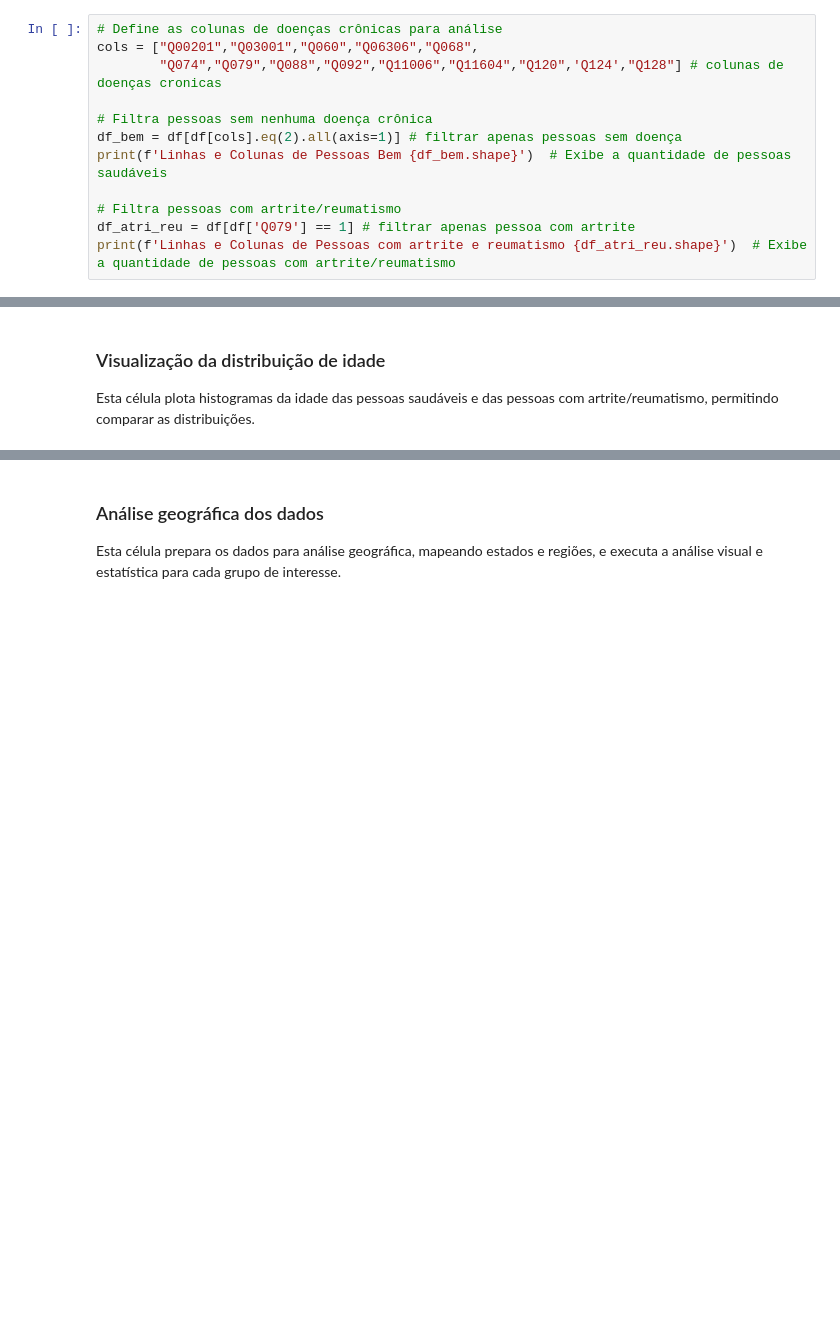
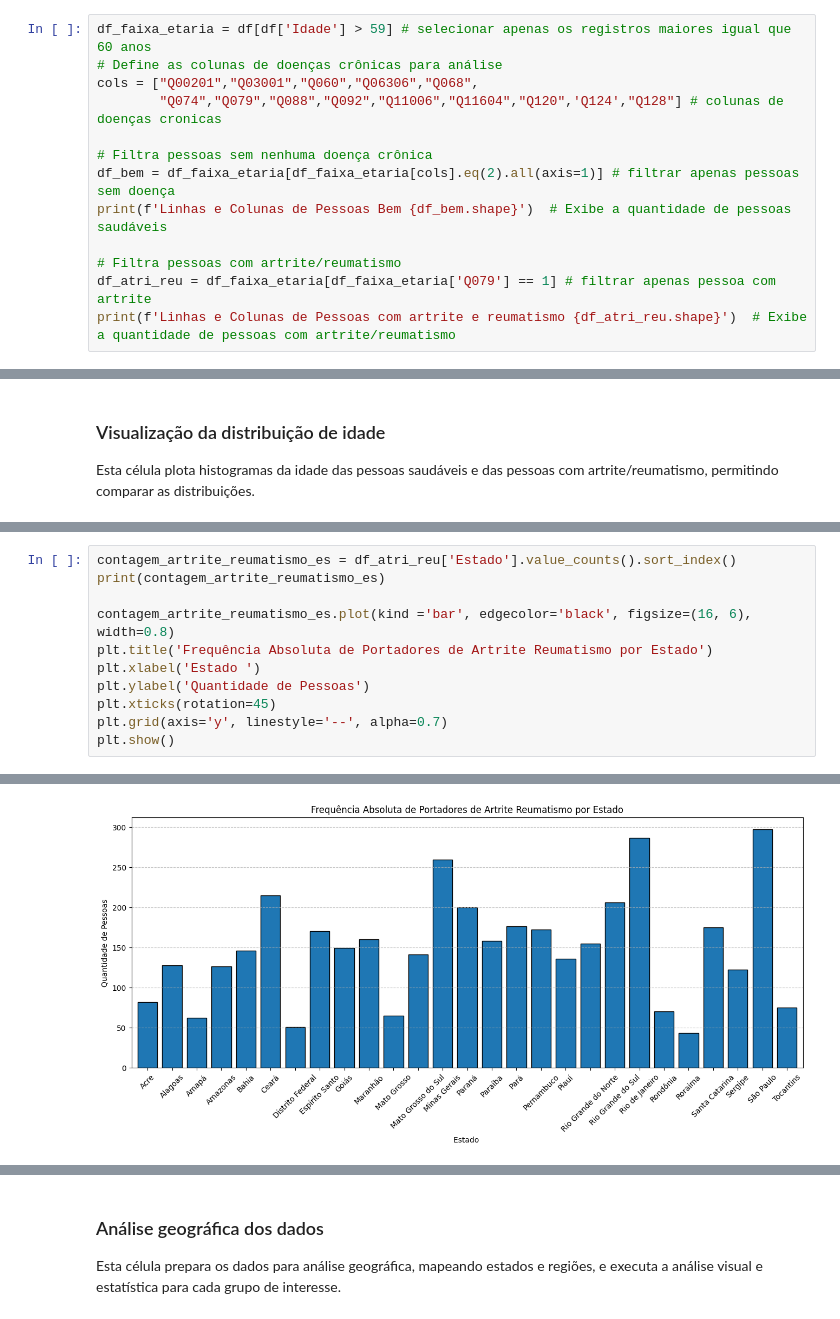
Before and after one commit to pedrinndias/Projeto-PNS-2019, a Jupyter notebook: notebooks/pessoas_saudaveis.ipynb, the cells around one changed output, grey strips where cells are left out. Drawn from its saved outputs; the diff is of its cells as text; blank space fills up the shorter version.

```diff
--- a/notebooks/pessoas_saudaveis.ipynb
+++ b/notebooks/pessoas_saudaveis.ipynb
@@ -69,16 +76,17 @@ df["Regiao"] = df["Estado"].map(map_regioes)
 ### Carregamento e filtragem dos dados
 Esta célula carrega o arquivo CSV da PNS 2019, filtra apenas os registros de pessoas com 60 anos ou mais e exibe a quantidade de linhas e colunas do DataFrame resultante.
 # %%
+df_faixa_etaria = df[df['Idade'] > 59] # selecionar apenas os registros maiores igual que 60 anos
 # Define as colunas de doenças crônicas para análise
 cols = ["Q00201","Q03001","Q060","Q06306","Q068",
         "Q074","Q079","Q088","Q092","Q11006","Q11604","Q120",'Q124',"Q128"] # colunas de doenças cronicas
 
 # Filtra pessoas sem nenhuma doença crônica
-df_bem = df[df[cols].eq(2).all(axis=1)] # filtrar apenas pessoas sem doença
+df_bem = df_faixa_etaria[df_faixa_etaria[cols].eq(2).all(axis=1)] # filtrar apenas pessoas sem doença
 print(f'Linhas e Colunas de Pessoas Bem {df_bem.shape}')  # Exibe a quantidade de pessoas saudáveis
 
 # Filtra pessoas com artrite/reumatismo
-df_atri_reu = df[df['Q079'] == 1] # filtrar apenas pessoa com artrite
+df_atri_reu = df_faixa_etaria[df_faixa_etaria['Q079'] == 1] # filtrar apenas pessoa com artrite
 print(f'Linhas e Colunas de Pessoas com artrite e reumatismo {df_atri_reu.shape}')  # Exibe a quantidade de pessoas com artrite/reumatismo
 # %% [output]
 Linhas e Colunas de Pessoas Bem (4332, 1088)
@@ -256,0 +196,12 @@ NameError: name 'preparar_dados_geograficos' is not defined
+# %%
+contagem_artrite_reumatismo_es = df_atri_reu['Estado'].value_counts().sort_index()
+print(contagem_artrite_reumatismo_es)
+
+contagem_artrite_reumatismo_es.plot(kind ='bar', edgecolor='black', figsize=(16, 6), width=0.8)
+plt.title('Frequência Absoluta de Portadores de Artrite Reumatismo por Estado')
+plt.xlabel('Estado ')
+plt.ylabel('Quantidade de Pessoas')
+plt.xticks(rotation=45)
+plt.grid(axis='y', linestyle='--', alpha=0.7)
+plt.show()
+# %% [output]
@@ -256,0 +225 @@ NameError: name 'preparar_dados_geograficos' is not defined
+[figure, added]
```
Also changed, not shown: parts of 13 cells of this notebook, 20 other files.
